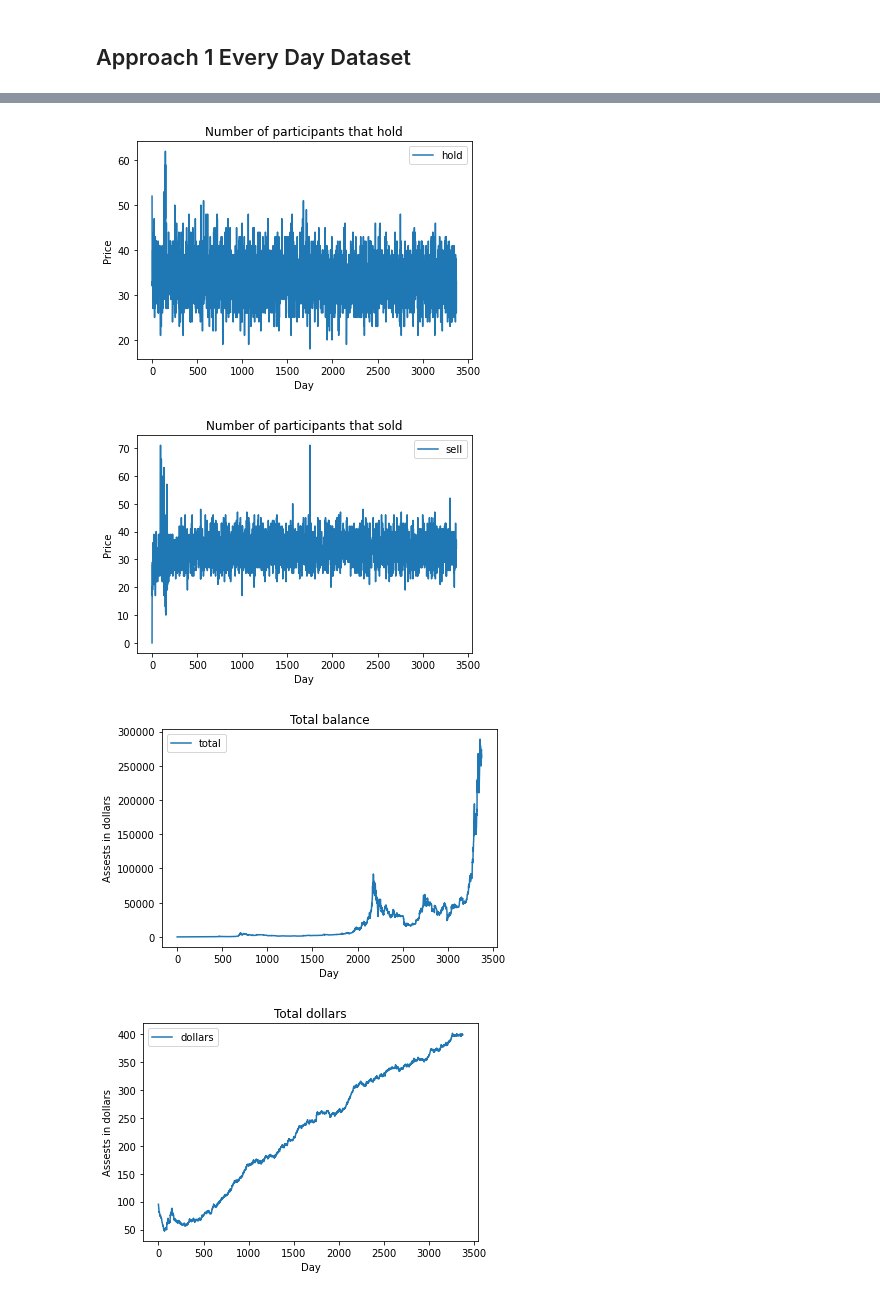
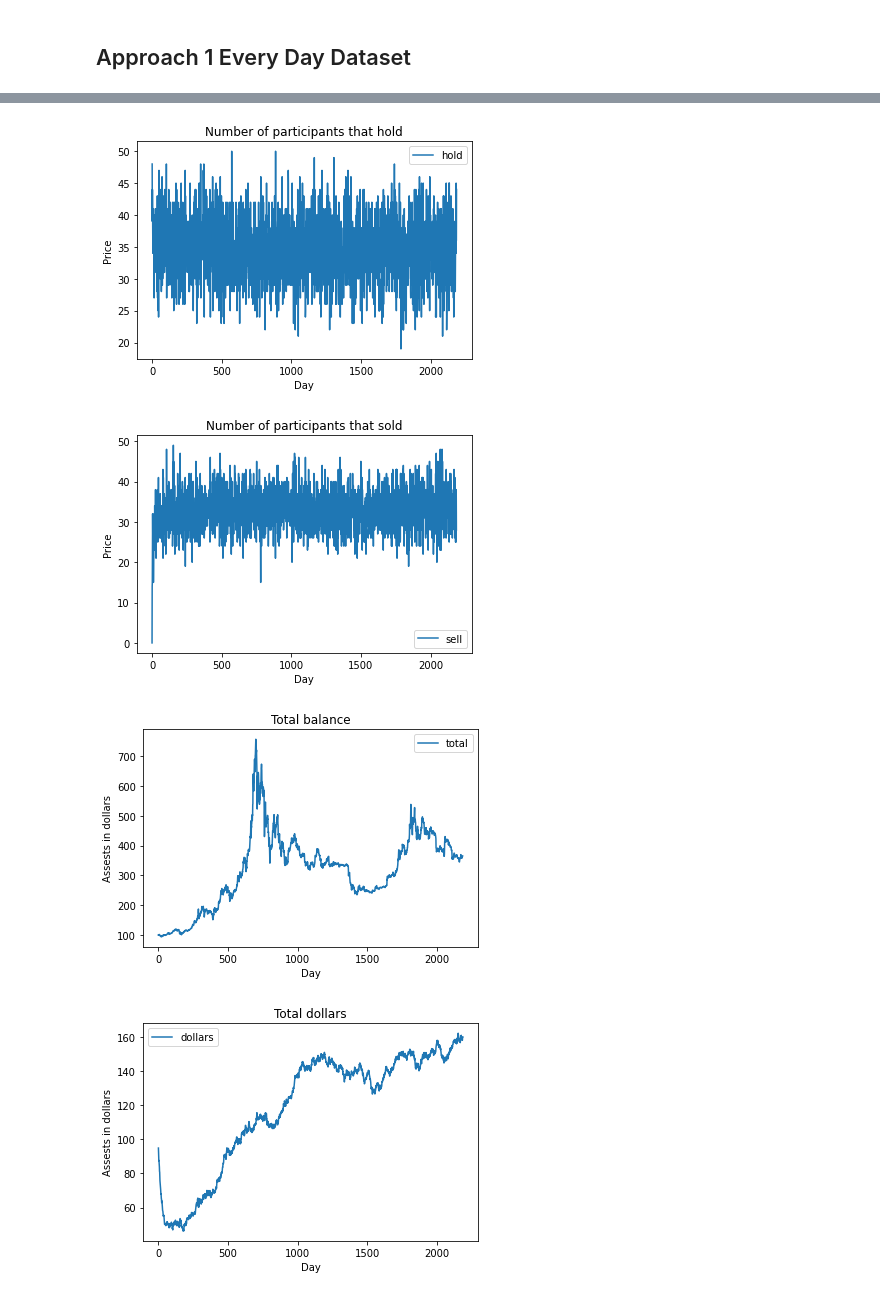
Before and after one commit to Brain-Pipers/bitcoin-ibl-model, a Jupyter notebook: bitcoin.ipynb, the cells around one changed output, grey strips where cells are left out. Saved outputs shown, nothing was run; the diff lists cells and outputs as text; code cells hidden in the pictures.

Commit message:
Date range results

```diff
--- a/bitcoin.ipynb
+++ b/bitcoin.ipynb
@@ -17,7 +17,7 @@ NOISE = 0.25
 DECAY = 0.5
 DEFAULT_UTILITY = 30
 
-BITCOIN_PRICES = [5, 11, 1, 3, 2, 25, 10, 3, 1, 20] * 10
+BITCOIN_PRICES = [5, 11, 1, 3, 2, 25, 10, 3, 1, 20]
 
 plt.plot([day for day, _ in enumerate(BITCOIN_PRICES)], BITCOIN_PRICES)
 plt.title('Bitcoin Prices')
@@ -87,8 +87,9 @@ def run(bitcoin_prices, participants, directory="run/", file_name="data.csv", ma
             total_dollars[participant][day] = dollar_balance
             total_bitcoin[participant][day] = bitcoin_balance
 
-
+    print(selects_buy)
     selects_buy = selects_buy.sum(axis=0)
+    print(selects_buy)
     selects_sell = selects_sell.sum(axis=0)
     selects_hold = selects_hold.sum(axis=0)
     total_balance = total_balance.mean(axis=0)
@@ -97,7 +98,7 @@ def run(bitcoin_prices, participants, directory="run/", file_name="data.csv", ma
 
 
     plt.plot([day for day, _ in enumerate(selects_buy)], selects_buy, label = "buy")
-    plt.title('Number of participants that sold')
+    plt.title('Number of participants that bought')
     plt.xlabel('Day')
     plt.ylabel('Price')
     plt.legend()
@@ -157,10 +158,10 @@ def run(bitcoin_prices, participants, directory="run/", file_name="data.csv", ma
 
 
 def main():
-    run(BITCOIN_PRICES, PARTICIPANTS)
+    run(BITCOIN_PRICES, 3)
 
-# if __name__ == '__main__':
-#     main()
+if __name__ == '__main__':
+    main()
 
 print("RUAN")
 # %% [output]
@@ -187,7 +198,7 @@ Directory 'GeeksForGeeks' created
 # %% [markdown]
 ## Approach 1 Every Day Dataset
 # %%
-df = pd.read_csv('scripts/data/once_per_day_prices.csv')
+df = pd.read_csv('scripts/data/date_segment.csv')
 
 BITCOIN_PRICES = df['Prices']
 
@@ -213,4 +232,4 @@ if __name__ == '__main__':
-[figure, old version]
+[figure, new version]
-[figure, old version]
+[figure, new version]
-[figure, old version]
+[figure, new version]
-[figure, old version]
+[figure, new version]
```
Also changed, not shown: parts of 3 cells of this notebook, 3 other files.
